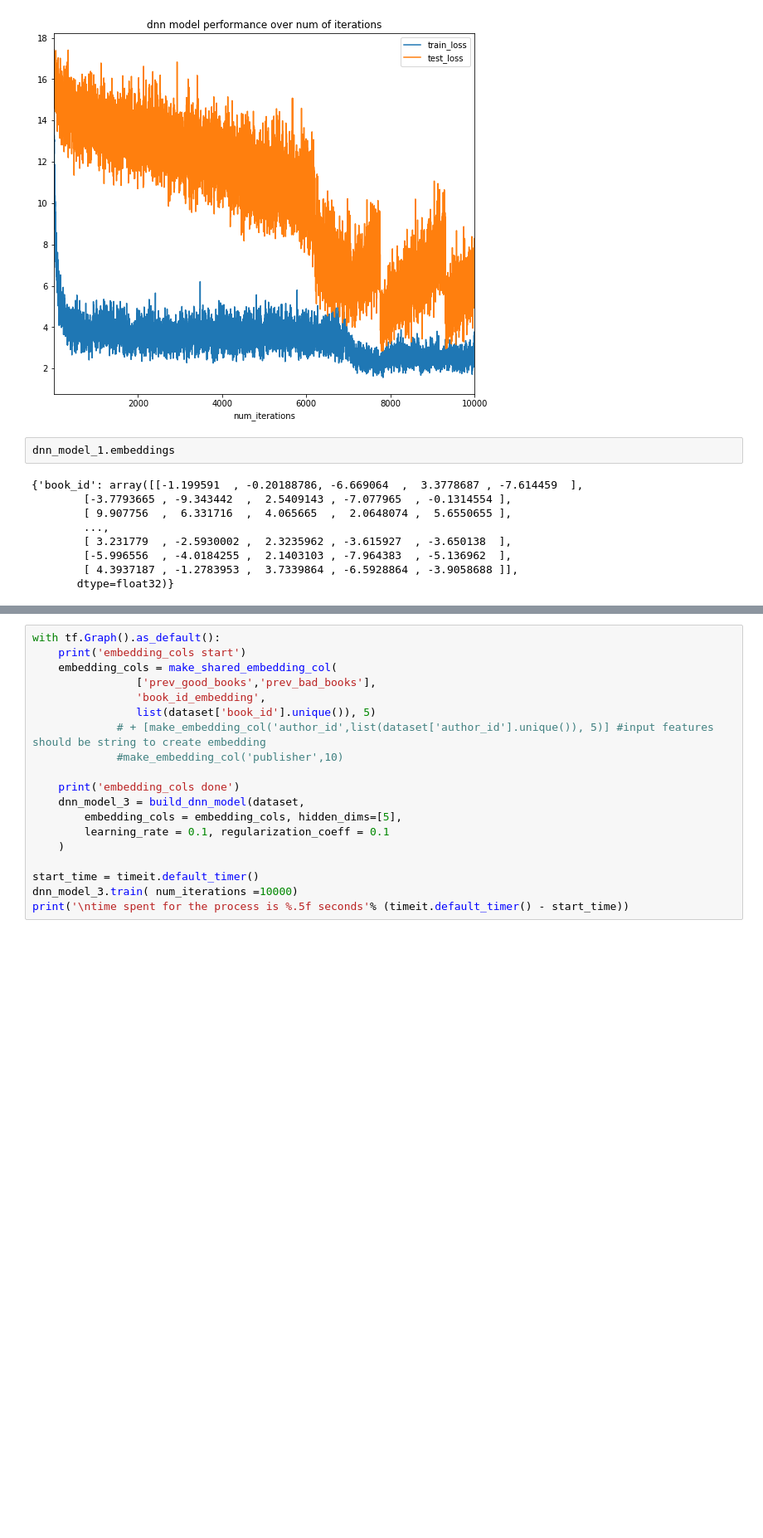
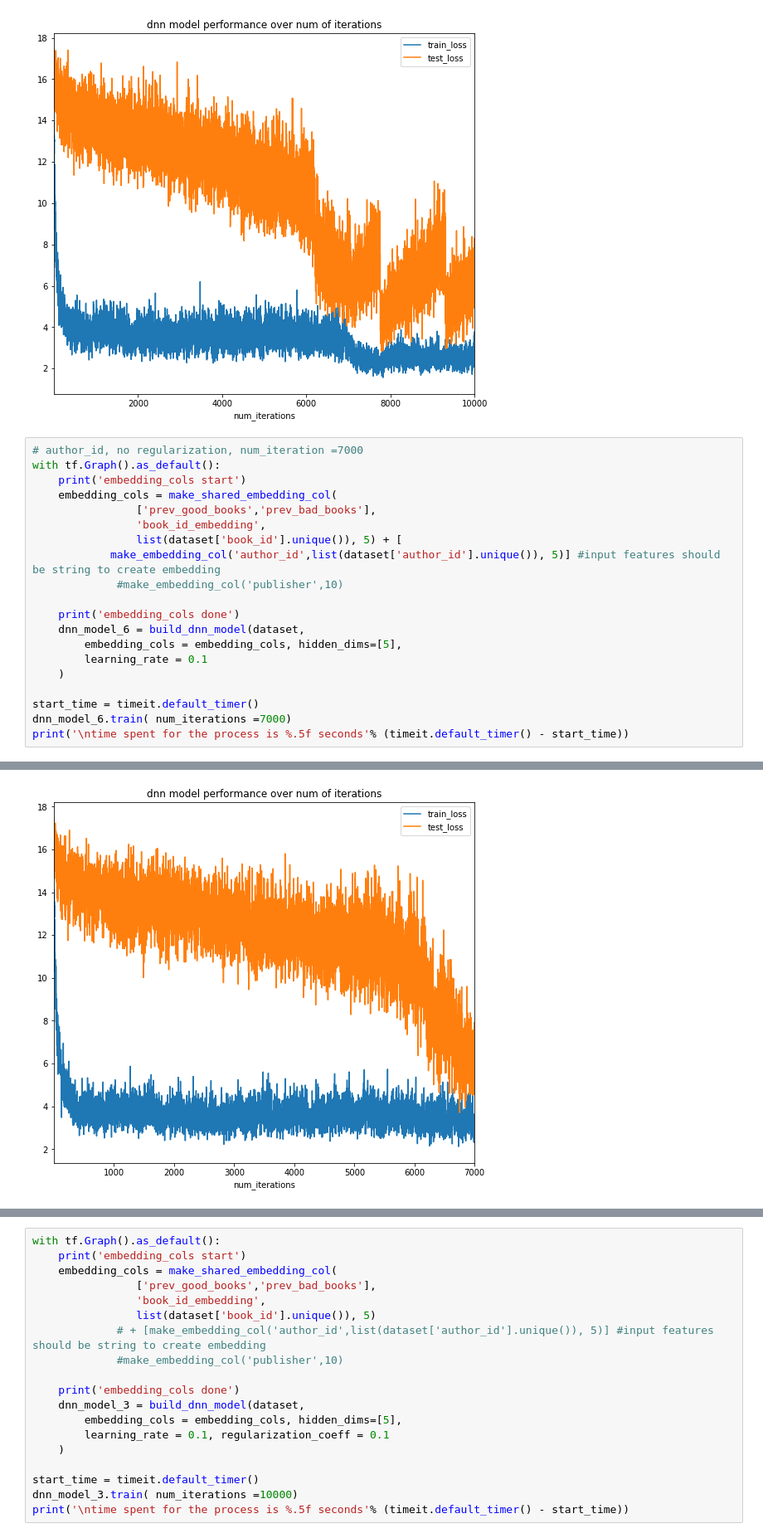
Before and after one commit to elainewyq/Goodreads_Book_Recommender, a Jupyter notebook: DNN_model_w_content_feature.ipynb, the cells around one changed output, grey strips where cells are left out. Shown: that part at 83% size. Drawn from its saved outputs; the diff is of its cells as text; blank space fills up the shorter version.

```diff
--- a/DNN_model_w_content_feature.ipynb
+++ b/DNN_model_w_content_feature.ipynb
@@ -147,14 +147,24 @@ _train_init done
  iteration 10000: train_loss=2.535836, test_loss=5.912593
 time spent for the process is 159.62041 seconds
 [figure]
-# %%
-dnn_model_1.embeddings
-# %% [output]
-{'book_id': array([[-1.199591  , -0.20188786, -6.669064  ,  3.3778687 , -7.614459  ],
-        [-3.7793665 , -9.343442  ,  2.5409143 , -7.077965  , -0.1314554 ],
-        [ 9.907756  ,  6.331716  ,  4.065665  ,  2.0648074 ,  5.6550655 ],
-        ...,
-        [ 3.231779  , -2.5930002 ,  2.3235962 , -3.615927  , -3.650138  ],
-        [-5.996556  , -4.0184255 ,  2.1403103 , -7.964383  , -5.136962  ],
-        [ 4.3937187 , -1.2783953 ,  3.7339864 , -6.5928864 , -3.9058688 ]],
-       dtype=float32)}
+# %%
+# author_id, no regularization, num_iteration =7000
+with tf.Graph().as_default():
+    print('embedding_cols start')
+    embedding_cols = make_shared_embedding_col(
+                ['prev_good_books','prev_bad_books'],
+                'book_id_embedding',
+                list(dataset['book_id'].unique()), 5) + [
+            make_embedding_col('author_id',list(dataset['author_id'].unique()), 5)] #input features should be string to create embedding
+             #make_embedding_col('publisher',10)
+
+    print('embedding_cols done')
+    dnn_model_6 = build_dnn_model(dataset,
+        embedding_cols = embedding_cols, hidden_dims=[5],
+        learning_rate = 0.1
+    )
+
+start_time = timeit.default_timer()
+dnn_model_6.train( num_iterations =7000)
+print('\ntime spent for the process is %.5f seconds'% (timeit.default_timer() - start_time))
+# %% [output]
@@ -160,0 +188 @@ dnn_model_1.embeddings
+[figure, added]
```
Also changed, not shown: parts of 11 cells of this notebook.
